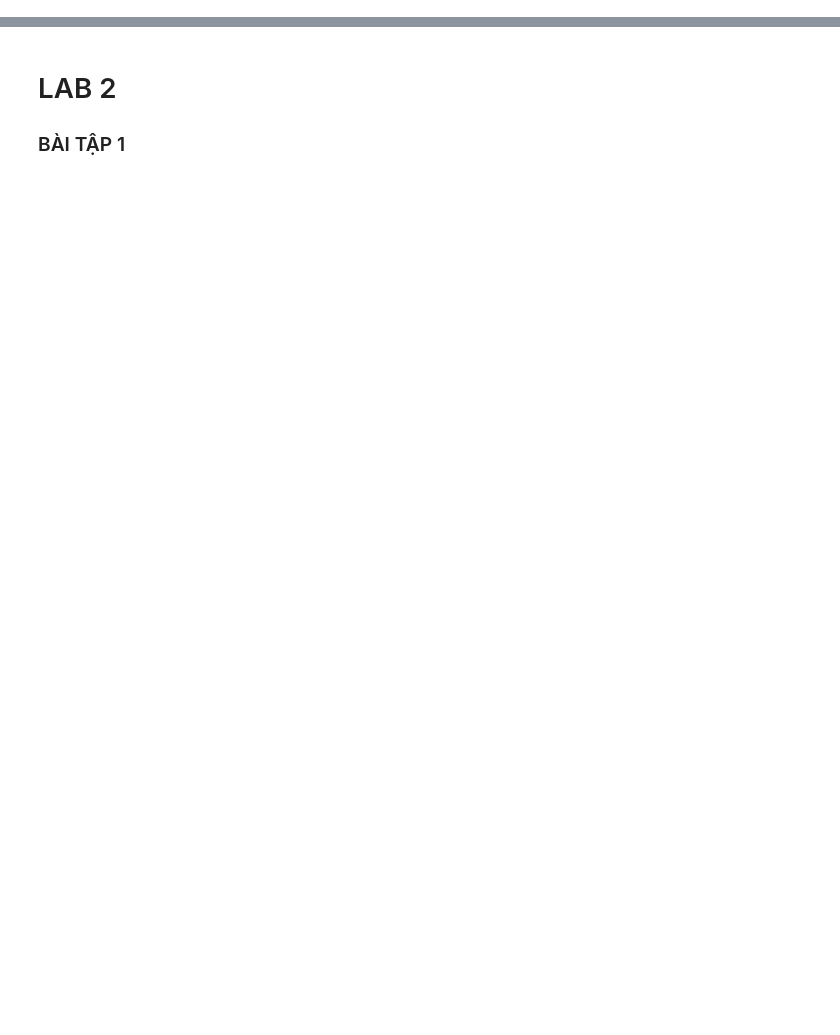
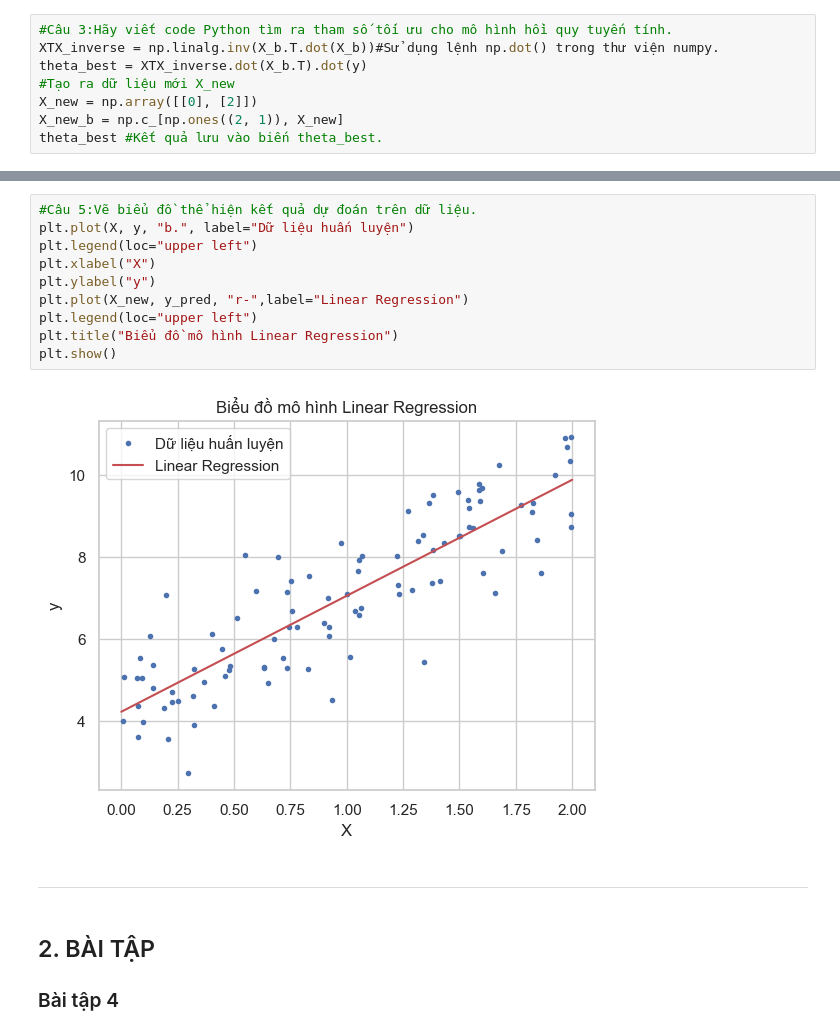
Before and after one commit to Junkohoutarou/Statistical-Machine-Learning, a Jupyter notebook: linear regression.ipynb, the cells around one changed output, grey strips where cells are left out. Cells and saved outputs as stored; diff of their text form; blank space fills up the shorter version.

```diff
--- a/linear regression.ipynb
+++ b/linear regression.ipynb
@@ -0,0 +36,8 @@
+# %%
+#Câu 3:Hãy viết code Python tìm ra tham số tối ưu cho mô hình hồi quy tuyến tính.
+XTX_inverse = np.linalg.inv(X_b.T.dot(X_b))#Sử dụng lệnh np.dot() trong thư viện numpy.
+theta_best = XTX_inverse.dot(X_b.T).dot(y)
+#Tạo ra dữ liệu mới X_new
+X_new = np.array([[0], [2]])
+X_new_b = np.c_[np.ones((2, 1)), X_new]
+theta_best #Kết quả lưu vào biến theta_best.
@@ -1,4 +54,18 @@
+# %%
+#Câu 5:Vẽ biểu đồ thể hiện kết quả dự đoán trên dữ liệu.
+plt.plot(X, y, "b.", label="Dữ liệu huấn luyện")
+plt.legend(loc="upper left")
+plt.xlabel("X")
+plt.ylabel("y")
+plt.plot(X_new, y_pred, "r-",label="Linear Regression")
+plt.legend(loc="upper left")
+plt.title("Biểu đồ mô hình Linear Regression")
+plt.show()
+# %% [output]
+[figure, added]
+# %% [markdown]
+***
 # %% [markdown]
-# LAB 2
-### BÀI TẬP 1
+<h2>2. BÀI TẬP</h2>
+<h3>Bài tập 4</h3>
 # %%
```
Also changed, not shown: parts of 33 cells of this notebook, 1 other file.
